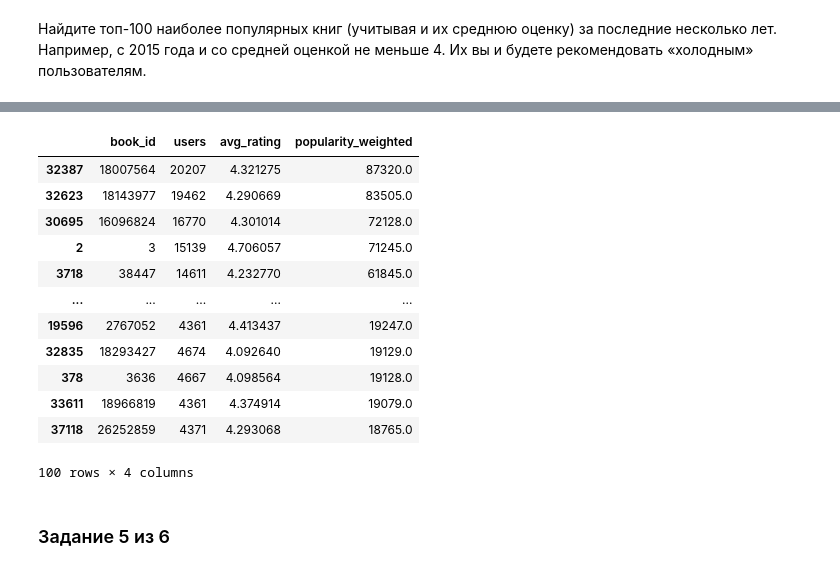
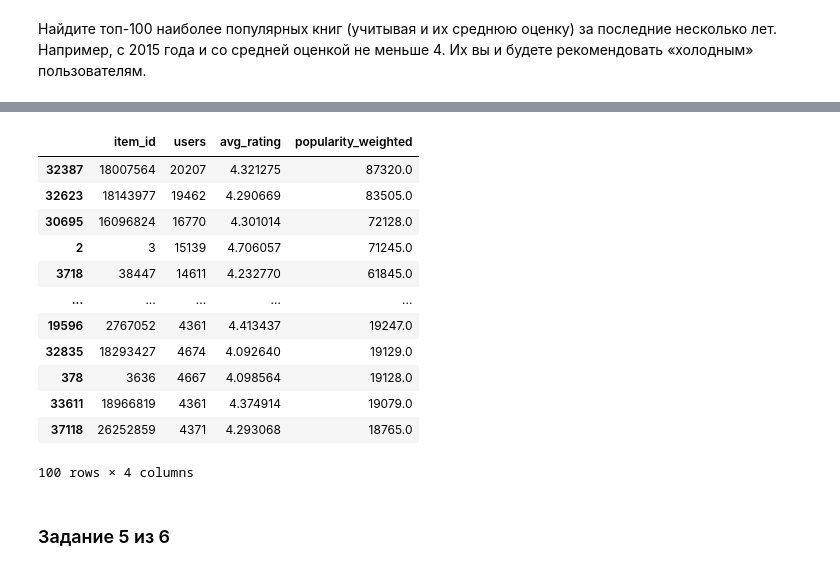
Before and after one commit to eleldar/mle-recsys-start, a Jupyter notebook: preprocessing.ipynb, the cells around one changed output, grey strips where cells are left out. Drawn from its saved outputs; the diff is of its cells as text; code cells hidden in the pictures.

```diff
--- a/preprocessing.ipynb
+++ b/preprocessing.ipynb
@@ -259,8 +259,8 @@ fig.tight_layout()
 - books -> items (более обобщённое название)
 - interactions -> events (несколько короче, удобнее в коде)
 # %%
-items = books.copy()
-events = interactions.copy()
+items = books.rename(columns={'book_id': 'item_id'}).copy()
+events = interactions.rename(columns={'book_id': 'item_id'}).copy()
 # %%
 del books
 del interactions
@@ -363,28 +380,28 @@ print(len(cold_users))
 # %%
 top_pop_start_date = pd.to_datetime("2015-01-01").date()
 
 item_popularity = (
     events_train
     .query("started_at >= @top_pop_start_date")
-    .groupby(["book_id"])
+    .groupby(["item_id"])
     .agg(users=("user_id", "nunique"), avg_rating=("rating", "mean"))
     .reset_index()
 )
 item_popularity["popularity_weighted"] = item_popularity["users"] * item_popularity["avg_rating"]
 
 # сортируем по убыванию взвешенной популярности
 item_popularity = item_popularity.sort_values('popularity_weighted', ascending=False) # ваш код здесь #
 
 # выбираем первые 100 айтемов со средней оценкой avg_rating не меньше 4
 top_k_pop_items = ( # ваш код здесь #
     item_popularity
     .query('avg_rating >= 4')
     [:100]
 )
 
 top_k_pop_items
 # %% [output]
-|  | book_id | users | avg_rating | popularity_weighted |
+|  | item_id | users | avg_rating | popularity_weighted |
 | 32387 | 18007564 | 20207 | 4.321275 | 87320.0 |
 | 32623 | 18143977 | 19462 | 4.290669 | 83505.0 |
 | 30695 | 16096824 | 16770 | 4.301014 | 72128.0 |
```
Also changed, not shown: parts of 121 cells of this notebook.
